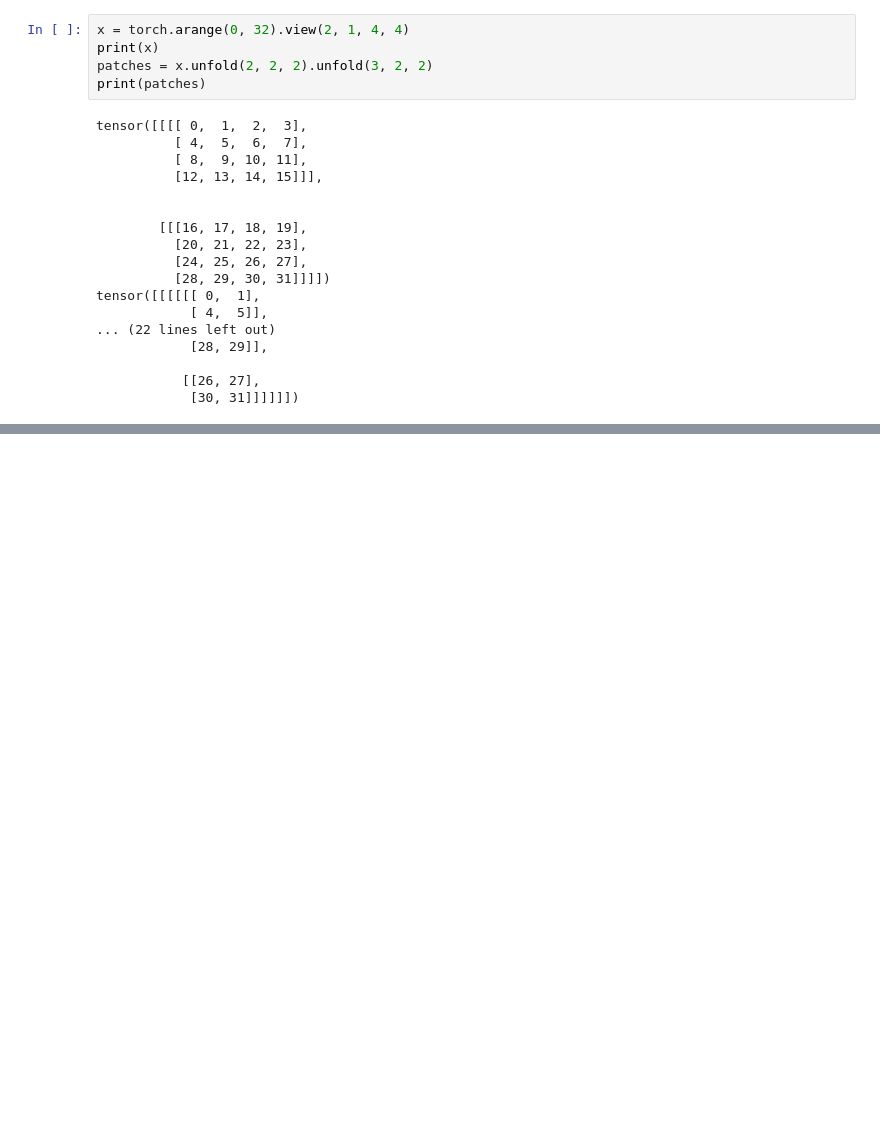
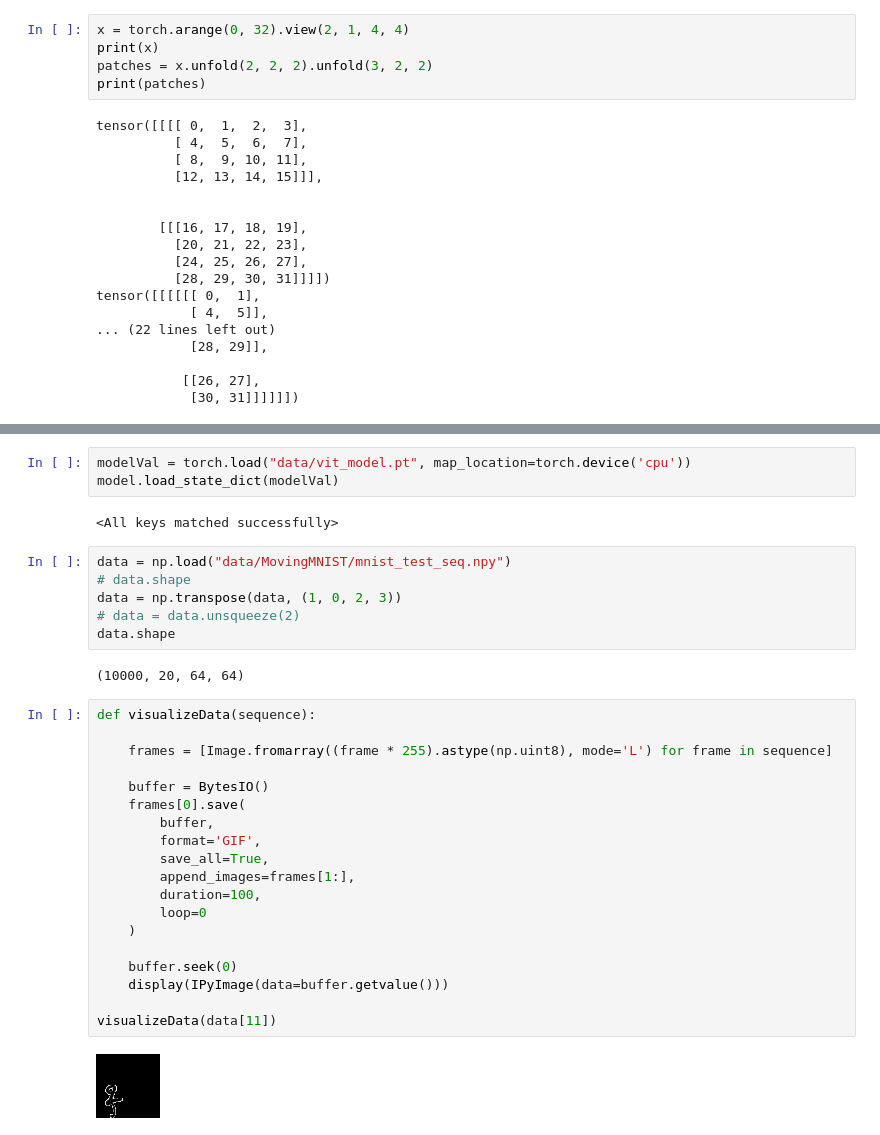
Before and after one commit to Ishushan02/Video-Generation-Flowing-MNIST, a Jupyter notebook: vision-transformer-model.ipynb, the cells around one changed output, grey strips where cells are left out. Cells and saved outputs as stored; diff of their text form; blank space fills up the shorter version.

Commit message:
VIT Model

```diff
--- a/vision-transformer-model.ipynb
+++ b/vision-transformer-model.ipynb
@@ -57,0 +233,34 @@ x.shape, y.shape
+# %%
+modelVal = torch.load("data/vit_model.pt", map_location=torch.device('cpu'))
+model.load_state_dict(modelVal)
+# %% [output]
+<All keys matched successfully>
+# %%
+data = np.load("data/MovingMNIST/mnist_test_seq.npy")
+# data.shape
+data = np.transpose(data, (1, 0, 2, 3))
+# data = data.unsqueeze(2)
+data.shape
+# %% [output]
+(10000, 20, 64, 64)
+# %%
+def visualizeData(sequence):
+
+    frames = [Image.fromarray((frame * 255).astype(np.uint8), mode='L') for frame in sequence]
+
+    buffer = BytesIO()
+    frames[0].save(
+        buffer,
+        format='GIF',
+        save_all=True,
+        append_images=frames[1:],
+        duration=100,
+        loop=0
+    )
+
+    buffer.seek(0)
+    display(IPyImage(data=buffer.getvalue()))
+
+visualizeData(data[11])
+# %% [output]
+[figure, added]
```
Also changed, not shown: parts of 9 cells of this notebook, 7 other files.
